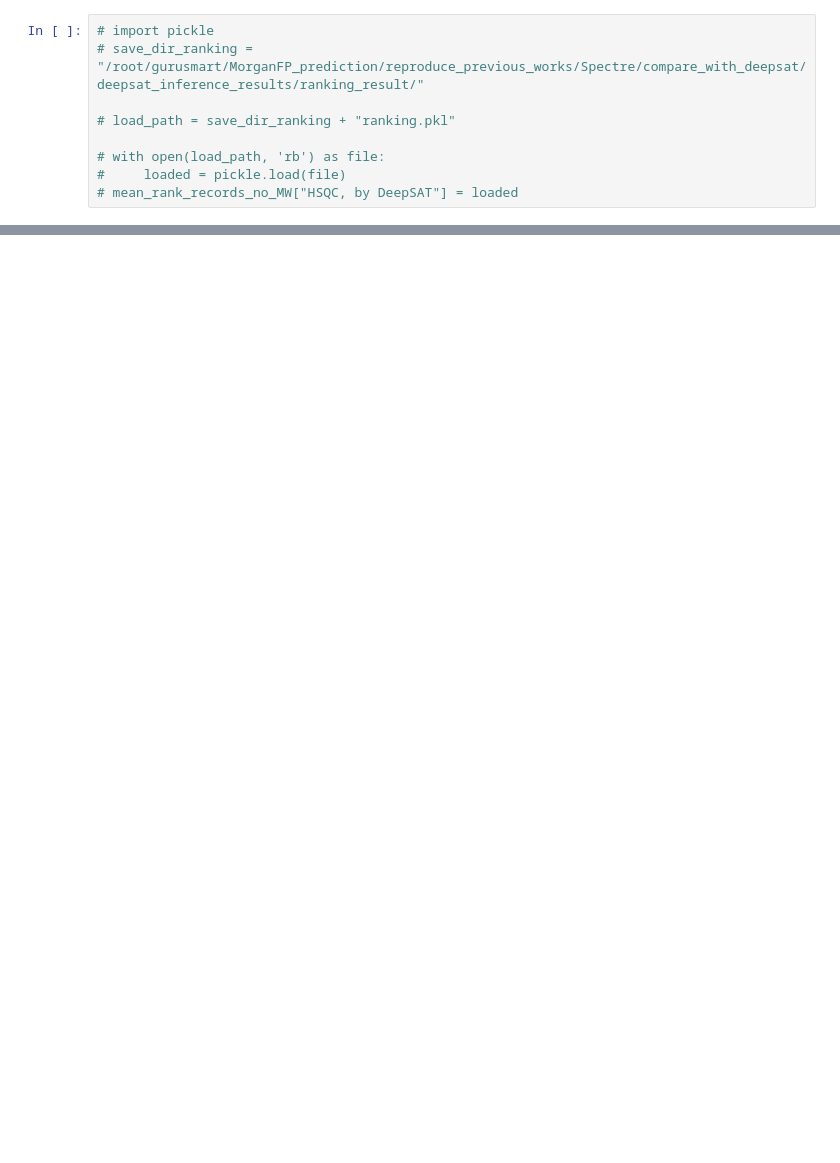
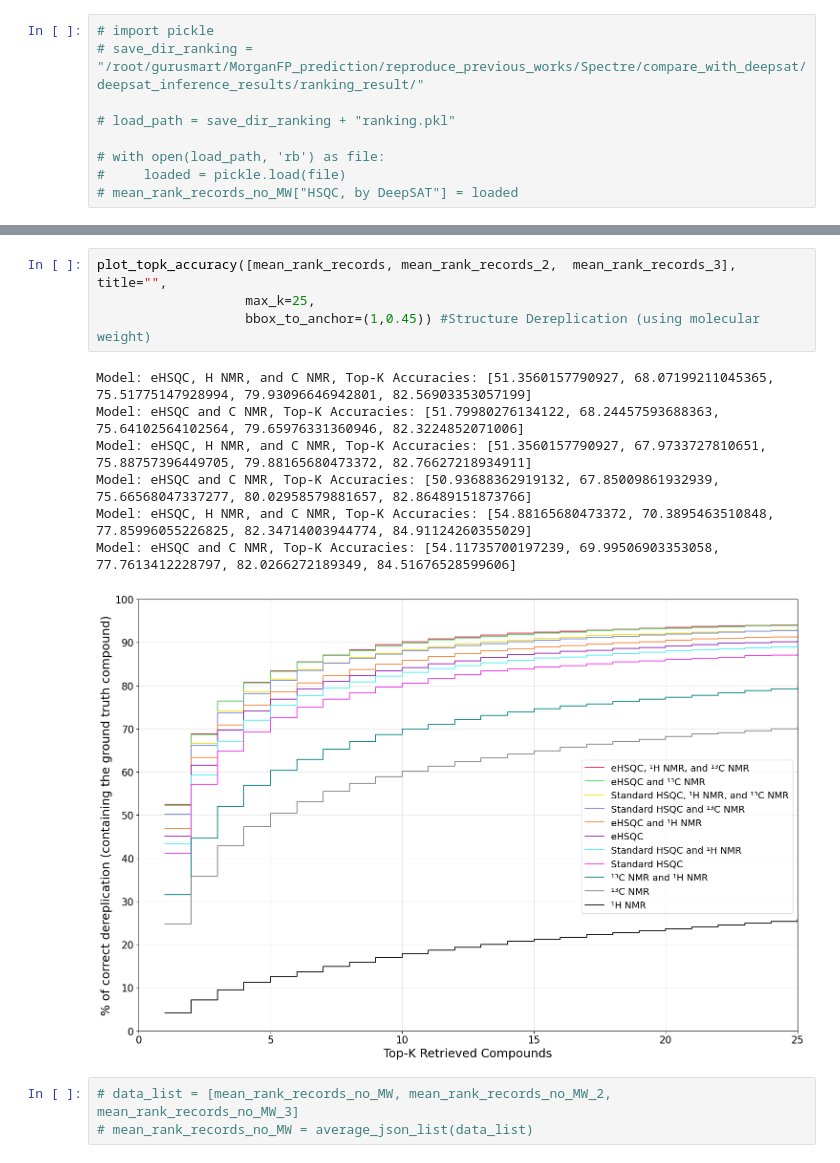
Before and after one commit to xwd0418/Spectre, a Jupyter notebook: inference/inference_to_visualize_ranking.ipynb, the cells around one changed output, grey strips where cells are left out. Drawn from its saved outputs; the diff is of its cells as text; blank space fills up the shorter version.

```diff
--- a/inference/inference_to_visualize_ranking.ipynb
+++ b/inference/inference_to_visualize_ranking.ipynb
@@ -414 +447,16 @@ mean_rank_records_no_MW.pop("DeepSAT -- Standard HSQC")
+# %%
+plot_topk_accuracy([mean_rank_records, mean_rank_records_2,  mean_rank_records_3], title="",
+                   max_k=25,
+                   bbox_to_anchor=(1,0.45)) #Structure Dereplication (using molecular weight)
+# %% [output]
+Model: eHSQC, H NMR, and C NMR, Top-K Accuracies: [51.3560157790927, 68.07199211045365, 75.51775147928994, 79.93096646942801, 82.56903353057199]
+Model: eHSQC and C NMR, Top-K Accuracies: [51.79980276134122, 68.24457593688363, 75.64102564102564, 79.65976331360946, 82.3224852071006]
+Model: eHSQC, H NMR, and C NMR, Top-K Accuracies: [51.3560157790927, 67.9733727810651, 75.88757396449705, 79.88165680473372, 82.76627218934911]
+Model: eHSQC and C NMR, Top-K Accuracies: [50.93688362919132, 67.85009861932939, 75.66568047337277, 80.02958579881657, 82.86489151873766]
+Model: eHSQC, H NMR, and C NMR, Top-K Accuracies: [54.88165680473372, 70.3895463510848, 77.85996055226825, 82.34714003944774, 84.91124260355029]
+Model: eHSQC and C NMR, Top-K Accuracies: [54.11735700197239, 69.99506903353058, 77.7613412228797, 82.0266272189349, 84.51676528599606]
+[figure, added]
+# %%
+# data_list = [mean_rank_records_no_MW, mean_rank_records_no_MW_2,  mean_rank_records_no_MW_3]
+# mean_rank_records_no_MW = average_json_list(data_list)
 # %%
```
Also changed, not shown: parts of 25 cells of this notebook, 15 other files.
